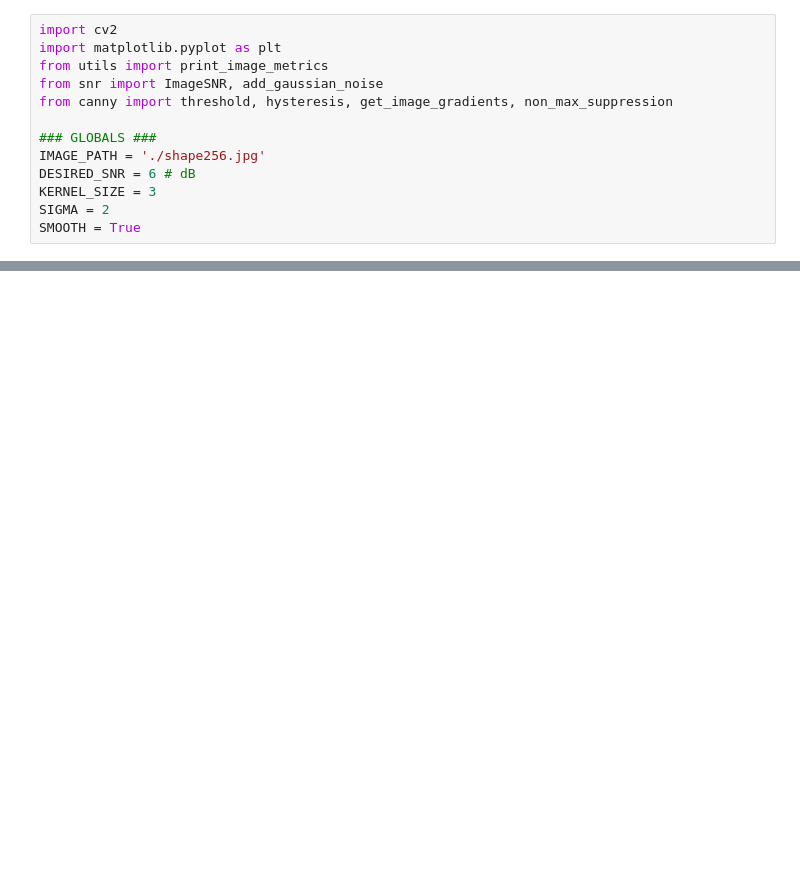
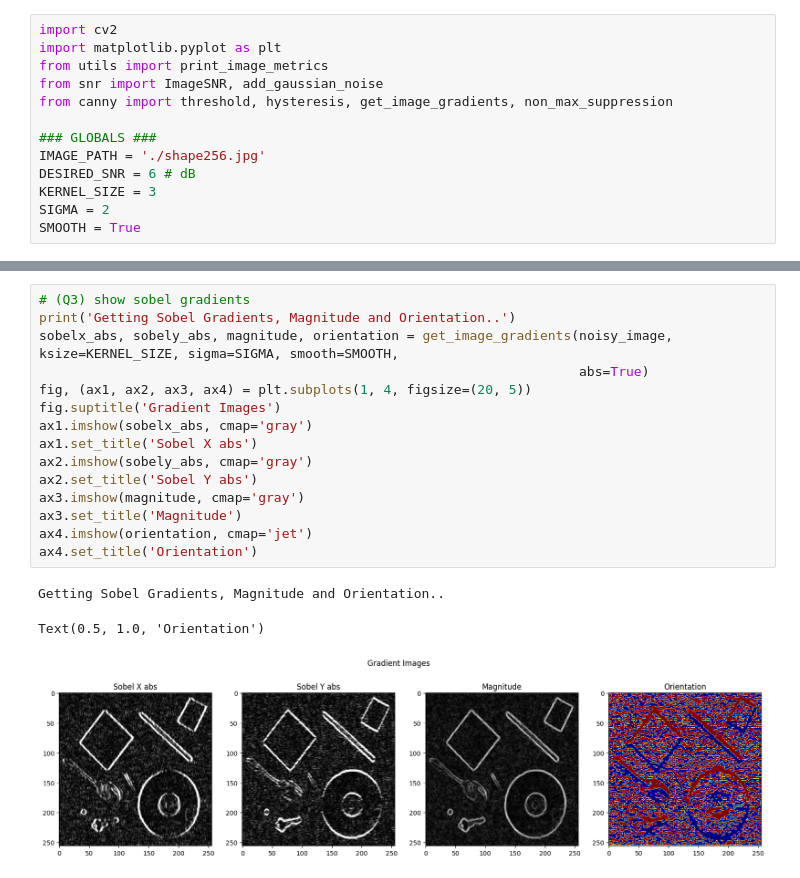
Before and after one commit to KiLJ4EdeN/HW1_MV, a Jupyter notebook: notebook_version.ipynb, the cells around one changed output, grey strips where cells are left out. Cells and saved outputs as stored; diff of their text form; blank space fills up the shorter version.

```diff
--- a/notebook_version.ipynb
+++ b/notebook_version.ipynb
@@ -73,0 +49,19 @@ if __name__ == '__main__':
+# %%
+# (Q3) show sobel gradients
+print('Getting Sobel Gradients, Magnitude and Orientation..')
+sobelx_abs, sobely_abs, magnitude, orientation = get_image_gradients(noisy_image, ksize=KERNEL_SIZE, sigma=SIGMA, smooth=SMOOTH,
+                                                                     abs=True)
+fig, (ax1, ax2, ax3, ax4) = plt.subplots(1, 4, figsize=(20, 5))
+fig.suptitle('Gradient Images')
+ax1.imshow(sobelx_abs, cmap='gray')
+ax1.set_title('Sobel X abs')
+ax2.imshow(sobely_abs, cmap='gray')
+ax2.set_title('Sobel Y abs')
+ax3.imshow(magnitude, cmap='gray')
+ax3.set_title('Magnitude')
+ax4.imshow(orientation, cmap='jet')
+ax4.set_title('Orientation')
+# %% [output]
+Getting Sobel Gradients, Magnitude and Orientation..
+Text(0.5, 1.0, 'Orientation')
+[figure, added]
```
Also changed, not shown: parts of 4 cells of this notebook.
